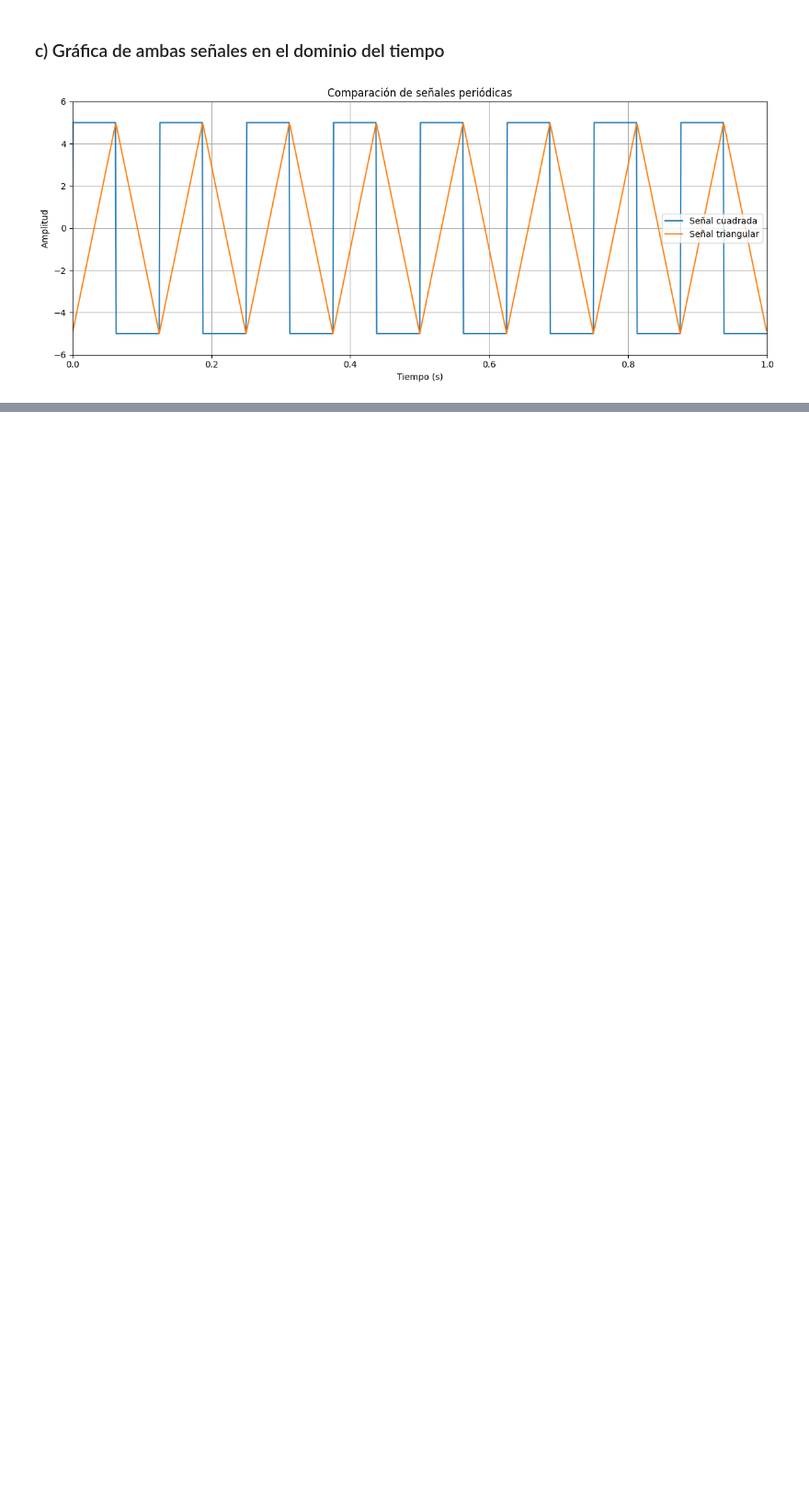
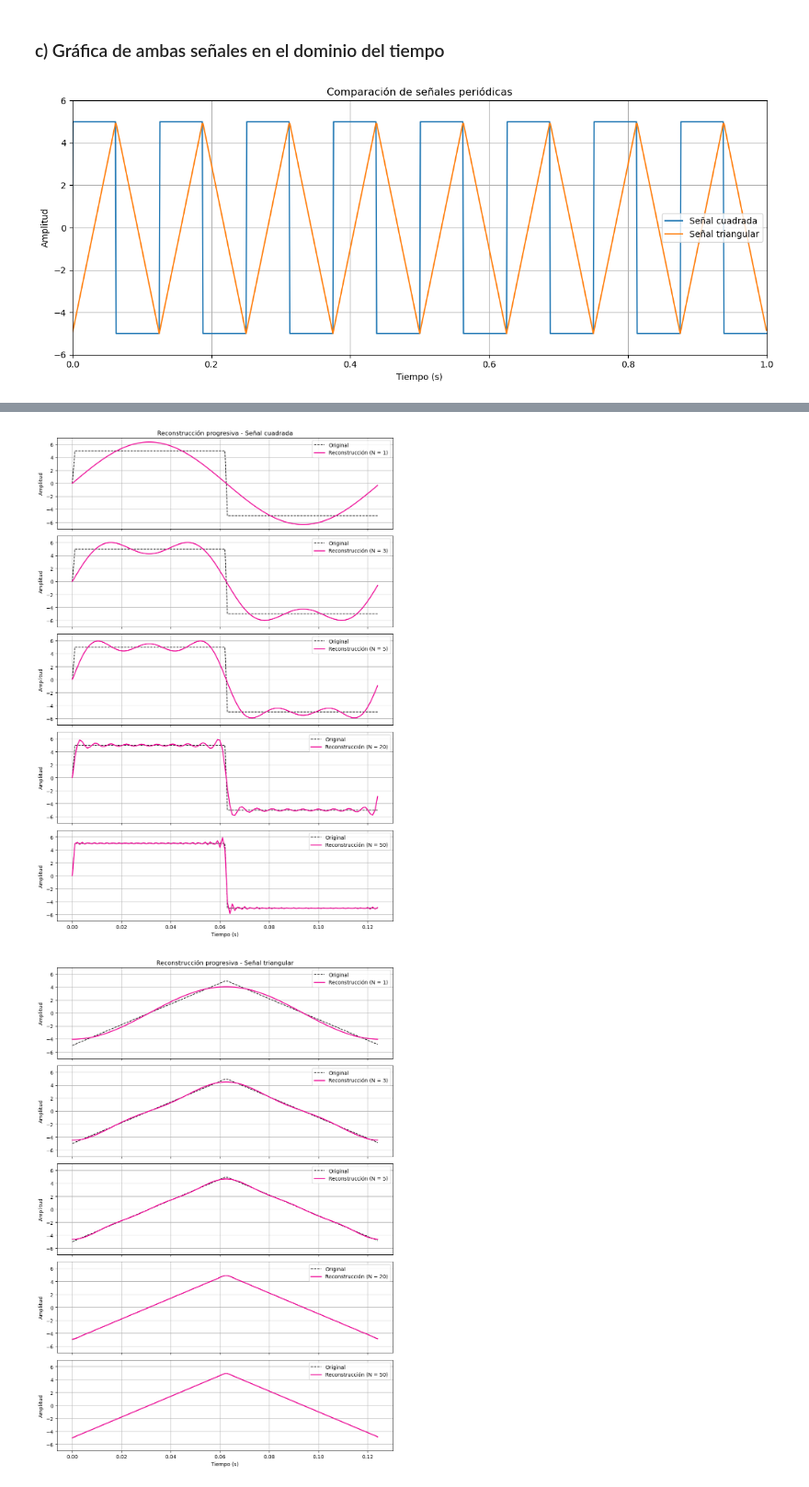
Before and after one commit to JeroXx11/Lab_Biosenales, a Jupyter notebook: Practica_3/Practica 3-Series_Fourier.ipynb, the cells around one changed output, grey strips where cells are left out. Shown at 92% size. Drawn from its saved outputs; the diff is of its cells as text; code cells hidden in the pictures; blank space fills up the shorter version.

```diff
--- a/Practica_3/Practica 3-Series_Fourier.ipynb
+++ b/Practica_3/Practica 3-Series_Fourier.ipynb
@@ -165,0 +351,36 @@ k =  -91, Ck = -0.0002+0.0000j
+# %%
+# Se define la cantidad de armónicos que se usarán en cada reconstrucción
+armonicos = [1, 3, 5, 20, 50]
+
+# Eje de tiempo: se selecciona el tiempo correspondiente a un periodo de la señal
+t_periodo = t[:muestras_periodo]
+
+# Se crea un diccionario para iterar sobre las señales y sus coeficientes previamente calculados
+senales = {
+    "Señal cuadrada":   (k_cuadrada,   Ck_cuadrada,   x_cuadrada_periodo),
+    "Señal triangular": (k_triangular, Ck_triangular, x_triangular_periodo),
+}
+
+
+#Se crea un ciclo for para iterar sobre las señales y sus coeficientes,
+# reconstruyendo la señal con diferentes números de armónicos y graficando los resultados
+for nombre, (k_s, Ck_s, x_orig) in senales.items():
+    fig, ejes = plt.subplots(len(armonicos), 1, figsize=(10, 14), sharex=True)
+
+    for eje, n_arm in zip(ejes, armonicos):
+        x_rec = reconstruir_senal(k_s, Ck_s, n_arm)
+
+        eje.plot(t_periodo, x_orig, "k--", linewidth=1.2, label="Original")
+        eje.plot(t_periodo, x_rec, linewidth=1.8, label=f"Reconstrucción (N = {n_arm})", color="#EE0394")
+        eje.set_ylabel("Amplitud")
+        eje.set_ylim(-A - 2, A + 2)
+        eje.grid(True)
+        eje.legend(loc="upper right")
+
+    ejes[0].set_title(f"Reconstrucción progresiva - {nombre}")
+    ejes[-1].set_xlabel("Tiempo (s)")
+    plt.tight_layout()
+    plt.show()
+# %% [output]
+[figure, added]
+[figure, added]
```
Also changed, not shown: parts of 13 cells of this notebook.
